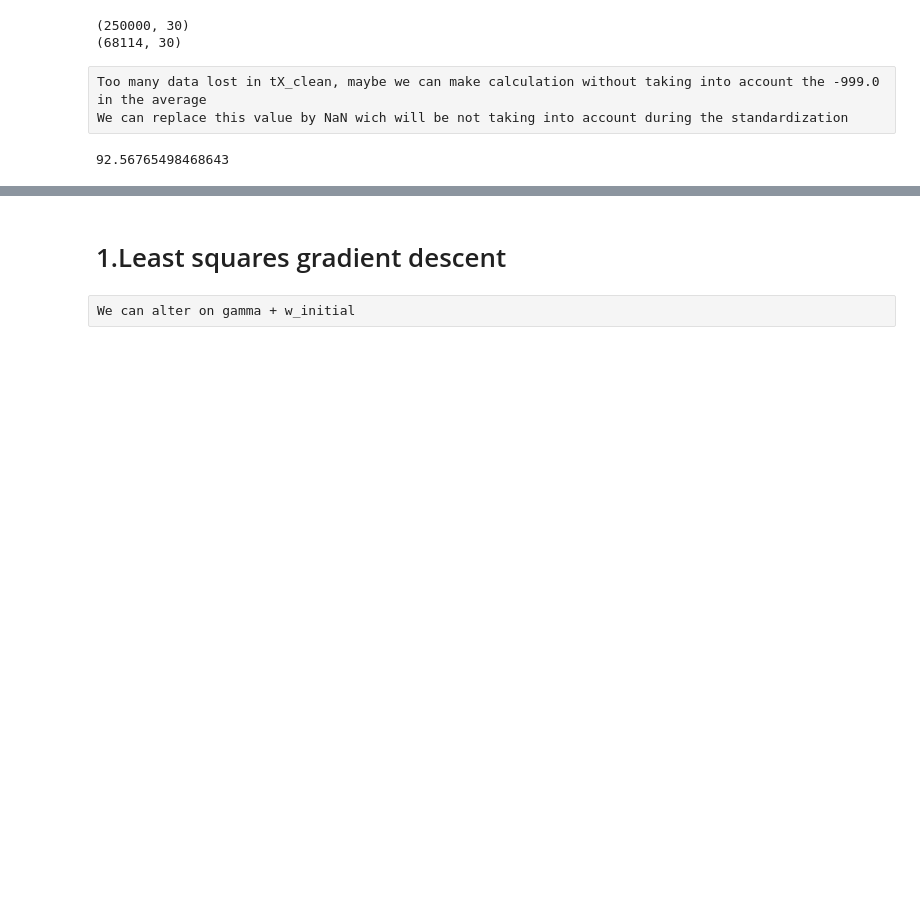
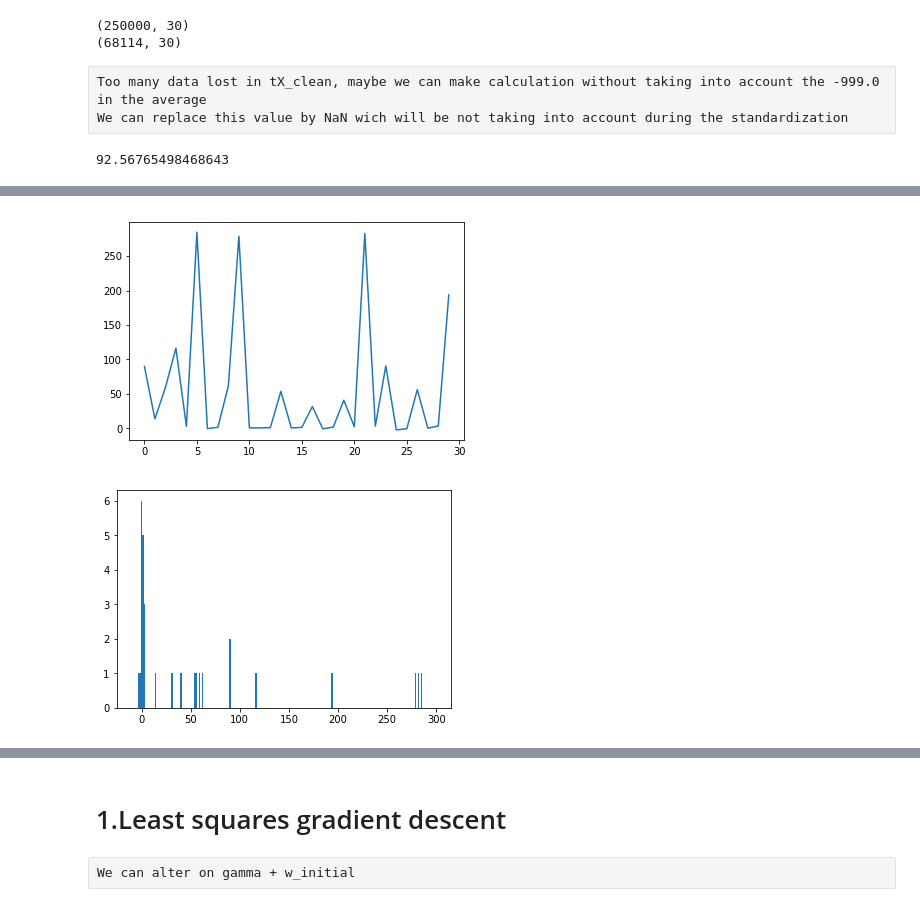
Before and after one commit to LanctuitEmma/ML_Project1, a Jupyter notebook: scripts/project1.ipynb, the cells around one changed output, grey strips where cells are left out. Drawn from its saved outputs; the diff is of its cells as text; code cells hidden in the pictures; blank space fills up the shorter version.

```diff
--- a/scripts/project1.ipynb
+++ b/scripts/project1.ipynb
@@ -51,0 +81,8 @@ for row in range(0,tX_nan.shape[0]):
+# %%
+plt.plot(tX[5])
+plt.show()
+plt.hist(tX[5], range = (-10,300), bins =200)
+plt.show()
+# %% [output]
+[figure, added]
+[figure, added]
```
Also changed, not shown: parts of 9 cells of this notebook, 1 other file.
